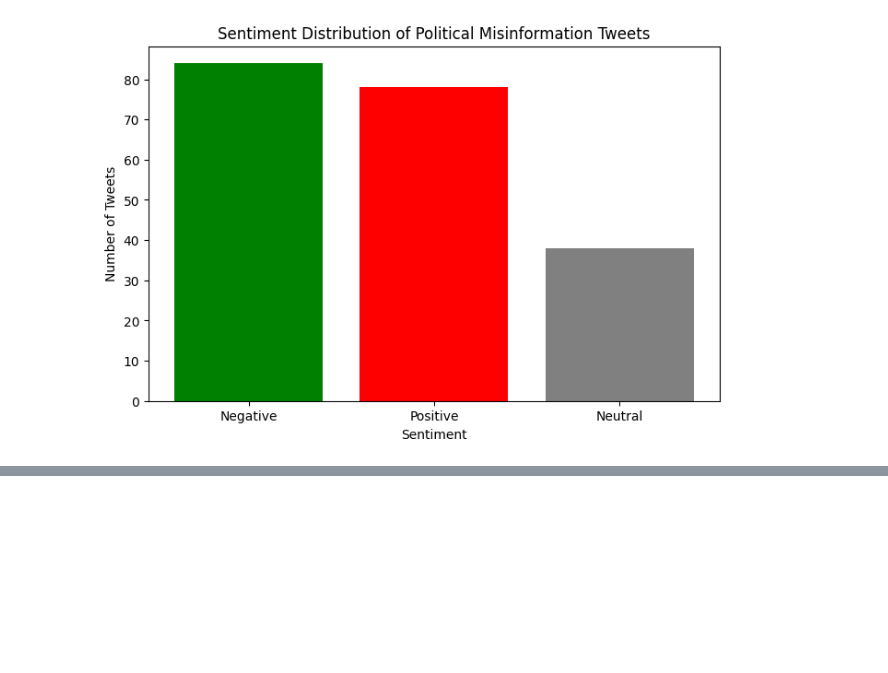
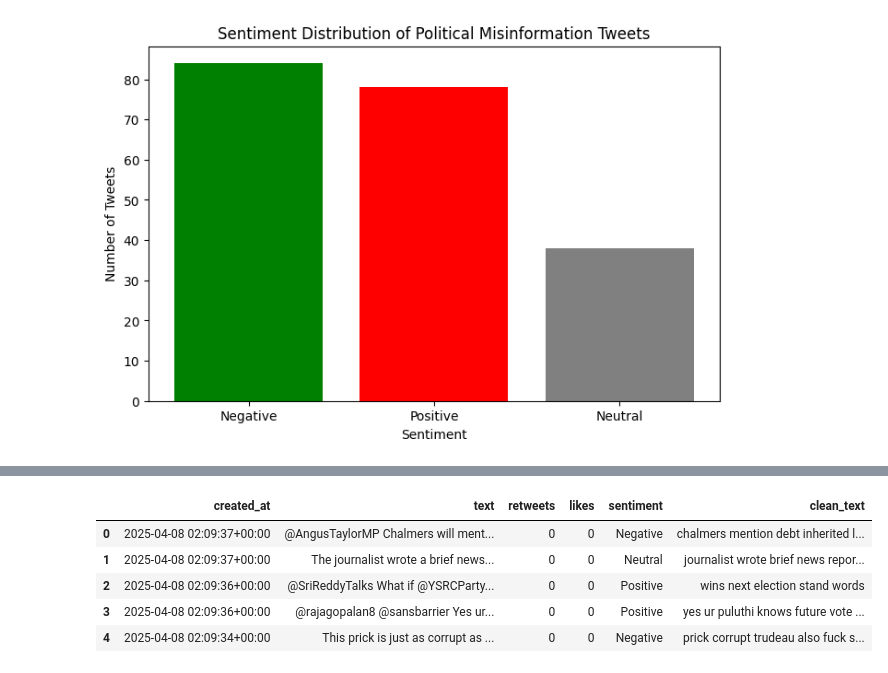
Before and after one commit to Krissstin/IS-310-final-project, a Jupyter notebook: final_project.ipynb, the cells around one changed output, grey strips where cells are left out. Cells and saved outputs as stored; diff of their text form; code cells hidden in the pictures; blank space fills up the shorter version.

```diff
--- a/final_project.ipynb
+++ b/final_project.ipynb
@@ -209,2 +209,11 @@ plt.show()
 [figure]
 [figure]
+# %%
+df.head()
+# %% [output]
+|  | created_at | text | retweets | likes | sentiment | clean_text |
+| 0 | 2025-04-08 02:09:37+00:00 | @AngusTaylorMP Chalmers will ment... | 0 | 0 | Negative | chalmers mention debt inherited l... |
+| 1 | 2025-04-08 02:09:37+00:00 | The journalist wrote a brief news... | 0 | 0 | Neutral | journalist wrote brief news repor... |
+| 2 | 2025-04-08 02:09:36+00:00 | @SriReddyTalks What if @YSRCParty... | 0 | 0 | Positive | wins next election stand words |
+| 3 | 2025-04-08 02:09:36+00:00 | @rajagopalan8 @sansbarrier Yes ur... | 0 | 0 | Positive | yes ur puluthi knows future vote ... |
+| 4 | 2025-04-08 02:09:34+00:00 | This prick is just as corrupt as ... | 0 | 0 | Negative | prick corrupt trudeau also fuck s... |
```
Also changed, not shown: parts of 1 cell of this notebook.
